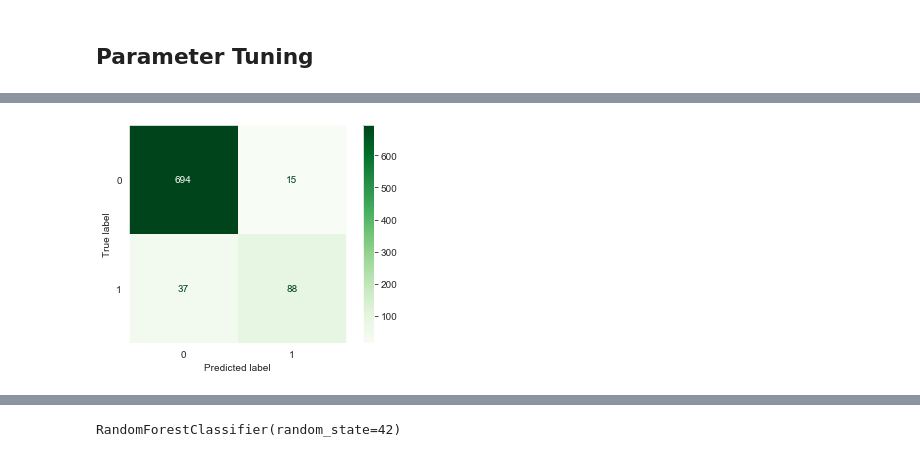
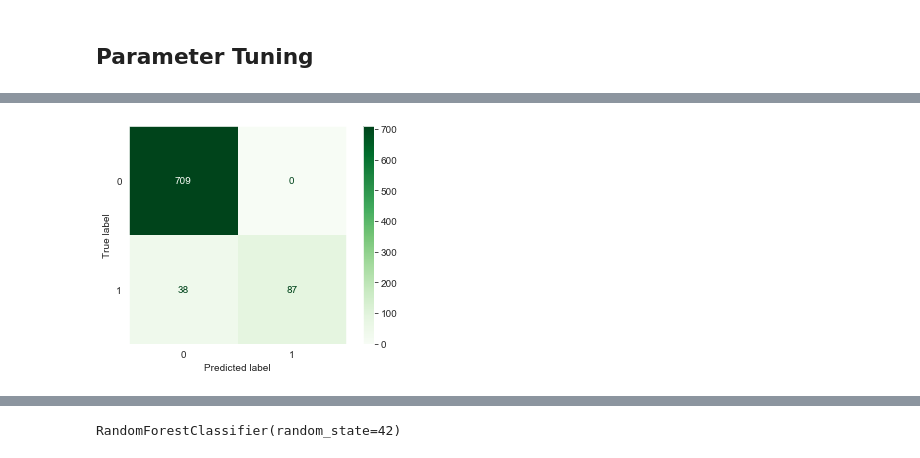
Before and after one commit to jmg0144/Customer-Churn-Classification-Analysis, a Jupyter notebook: phase-3-project.ipynb, the cells around one changed output, grey strips where cells are left out. Drawn from its saved outputs; the diff is of its cells as text; code cells hidden in the pictures.

```diff
--- a/phase-3-project.ipynb
+++ b/phase-3-project.ipynb
@@ -594,0 +729,4 @@ AUC: 0.8398871650211566
+# %%
+false_positive_rate, true_positive_rate, thresholds = roc_curve(y_test_lb, y_pred_b)
+roc_auc = auc(false_positive_rate, true_positive_rate)
+print('\nAUC is :{0}'.format(round(roc_auc, 2)))
@@ -598,0 +825,24 @@ AUC: 0.8398871650211566
+# %%
+# Find the best value for optimal maximum feature size
+max_features = list(range(1, X_train_scaled_a.shape[1]))
+train_results = []
+test_results = []
+for max_feature in max_features:
+   dt = DecisionTreeClassifier(criterion='gini', max_features=max_feature, random_state=42)
+   dt.fit(X_train_scaled_a, y_train_lb)
+   train_pred = dt.predict(X_train_scaled_a)
+   false_positive_rate, true_positive_rate, thresholds = roc_curve(y_train_lb, train_pred)
+   roc_auc = auc(false_positive_rate, true_positive_rate)
+   train_results.append(roc_auc)
+   y_pred = dt.predict(X_test_scaled_a)
+   false_positive_rate, true_positive_rate, thresholds = roc_curve(y_test_lb, y_pred)
+   roc_auc = auc(false_positive_rate, true_positive_rate)
+   test_results.append(roc_auc)
+
+plt.figure(figsize=(12,6))
+plt.plot(max_features, train_results, 'b', label='Train AUC')
+plt.plot(max_features, test_results, 'g', label='Test AUC')
+plt.ylabel('AUC score')
+plt.xlabel('max features')
+plt.legend()
+plt.show()
@@ -599,4 +853,5 @@ AUC: 0.8398871650211566
 # %%
-model_c = DecisionTreeClassifier(max_depth=3, random_state=42)
-model_c.fit(X_train_scaled_b, y_train_lb)
+classifier_2 = DecisionTreeClassifier(max_depth=4, min_samples_split=8, min_samples_leaf=1,
+                                      max_features=8, random_state=42)
+classifier_2.fit(X_train_scaled_a, y_train_lb)
 # %% [output]
@@ -639,3 +859,0 @@ AUC is :0.85
-# %%
-classifier_2 = DecisionTreeClassifier(max_depth=5, random_state=10, criterion='entropy')
-classifier_2.fit(X_train_scaled_b, y_train_lb)
@@ -659,8 +875,8 @@ Confusion Matrix:
 # %%
-plot_confusion_matrix(classifier_2, X_test_scaled_b, y_test_lb, cmap=plt.cm.Greens)
+plot_confusion_matrix(classifier_2, X_test_scaled_a, y_test_lb, cmap=plt.cm.Greens)
 plt.grid(False)
 # %% [output]
-[figure, old version]
+[figure, new version]
 # %%
 false_positive_rate, true_positive_rate, thresholds = roc_curve(y_test_lb, y_pred_c_2)
 roc_auc = auc(false_positive_rate, true_positive_rate)
```
Also changed, not shown: parts of 86 cells of this notebook.
